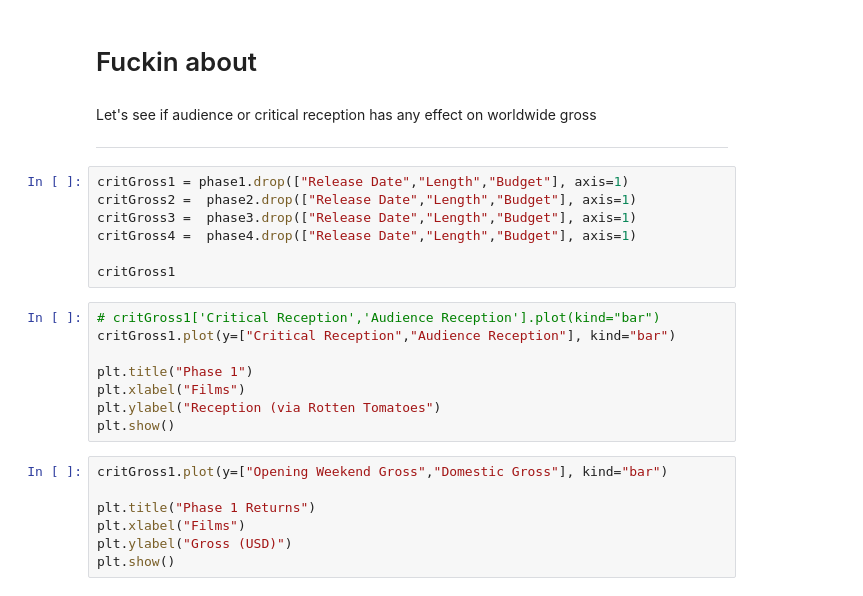
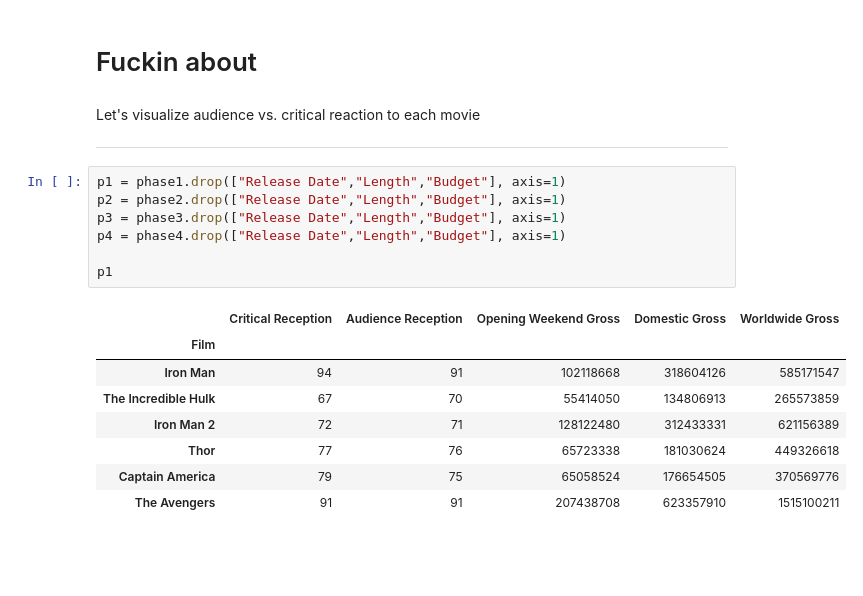
Before and after one commit to zsbrown97/Datasets, a Jupyter notebook: MCU/MCU.ipynb, the cells around one changed output. Cells and saved outputs as stored; diff of their text form; blank space fills up the shorter version.

```diff
--- a/MCU/MCU.ipynb
+++ b/MCU/MCU.ipynb
@@ -181,27 +230,21 @@ phase1.info()
 # %% [markdown]
 # Fuckin about
-# %% [markdown]
-Let's see if audience or critical reception has any effect on worldwide gross
-___
+# %% [markdown]
+Let's visualize audience vs. critical reaction to each movie
+___
 # %%
-critGross1 = phase1.drop(["Release Date","Length","Budget"], axis=1)
-critGross2 =  phase2.drop(["Release Date","Length","Budget"], axis=1)
-critGross3 =  phase3.drop(["Release Date","Length","Budget"], axis=1)
-critGross4 =  phase4.drop(["Release Date","Length","Budget"], axis=1)
+p1 = phase1.drop(["Release Date","Length","Budget"], axis=1)
+p2 = phase2.drop(["Release Date","Length","Budget"], axis=1)
+p3 = phase3.drop(["Release Date","Length","Budget"], axis=1)
+p4 = phase4.drop(["Release Date","Length","Budget"], axis=1)
 
-critGross1
+p1
+# %% [output]
+|  | Critical Reception | Audience Reception | Opening Weekend Gross | Domestic Gross | Worldwide Gross |
+| Film |  |  |  |  |  |
+| Iron Man | 94 | 91 | 102118668 | 318604126 | 585171547 |
+| The Incredible Hulk | 67 | 70 | 55414050 | 134806913 | 265573859 |
+| Iron Man 2 | 72 | 71 | 128122480 | 312433331 | 621156389 |
+| Thor | 77 | 76 | 65723338 | 181030624 | 449326618 |
+| Captain America | 79 | 75 | 65058524 | 176654505 | 370569776 |
+| The Avengers | 91 | 91 | 207438708 | 623357910 | 1515100211 |
-# %%
-# critGross1['Critical Reception','Audience Reception'].plot(kind="bar")
-critGross1.plot(y=["Critical Reception","Audience Reception"], kind="bar")
-
-plt.title("Phase 1")
-plt.xlabel("Films")
-plt.ylabel("Reception (via Rotten Tomatoes")
-plt.show()
-# %%
-critGross1.plot(y=["Opening Weekend Gross","Domestic Gross"], kind="bar")
-
-plt.title("Phase 1 Returns")
-plt.xlabel("Films")
-plt.ylabel("Gross (USD)")
-plt.show()
```
Also changed, not shown: parts of 20 cells of this notebook, 1 other file.
